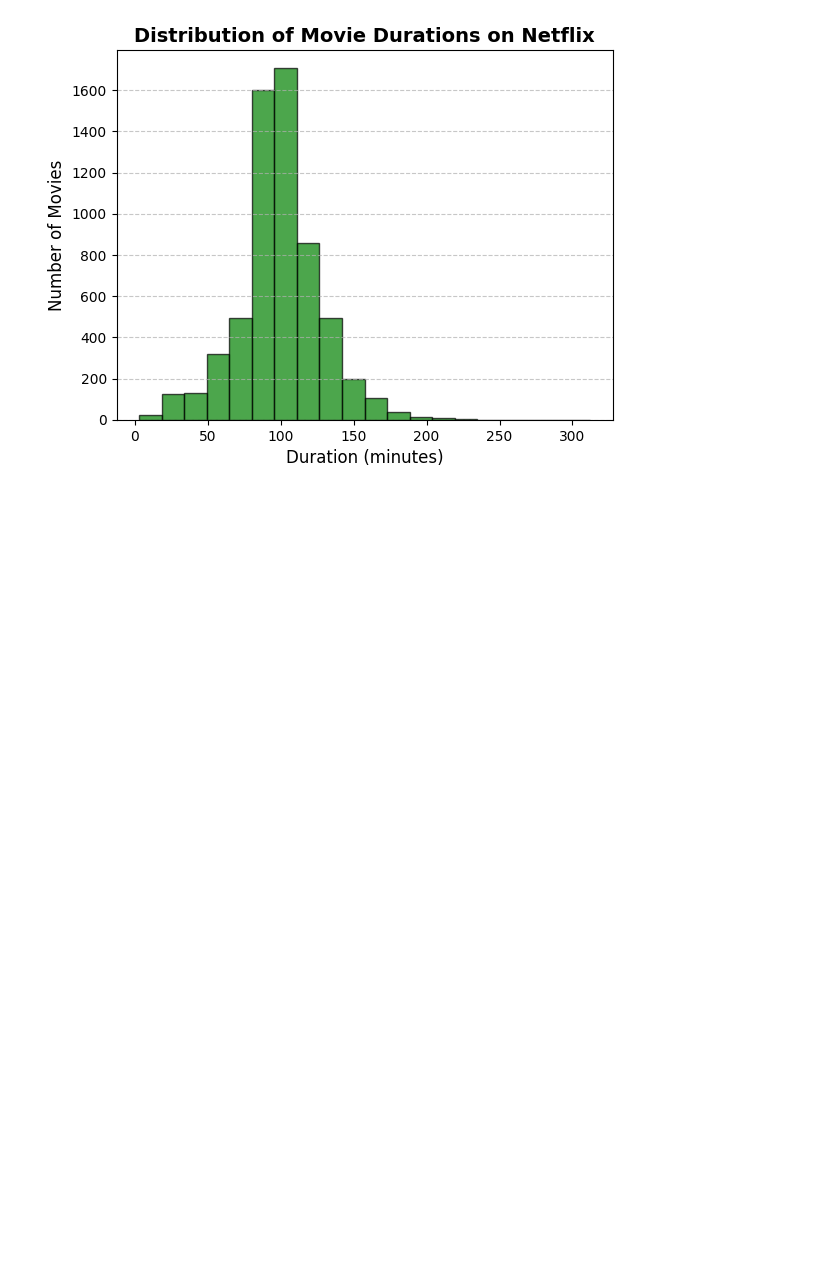
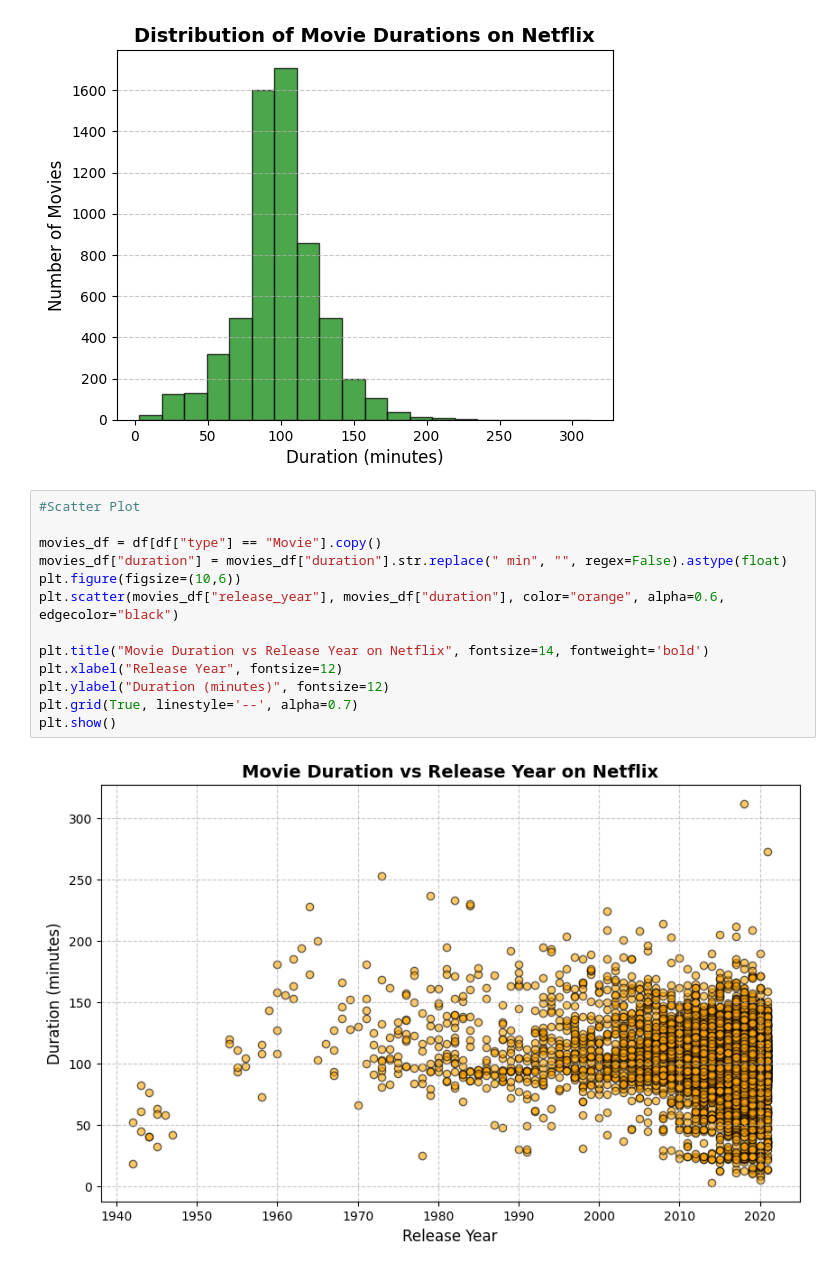
Before and after one commit to golkondarohith/Scikit-Learn, a Jupyter notebook: Visualization.ipynb, the cells around one changed output. Cells and saved outputs as stored; diff of their text form; blank space fills up the shorter version.

Commit message:
Visualize Movie Duration vs Release Year on Netflix.

```diff
--- a/Visualization.ipynb
+++ b/Visualization.ipynb
@@ -83,3 +83,18 @@ plt.grid(axis='y', linestyle='--', alpha=0.7)
 plt.show()
 # %% [output]
 [figure]
+# %%
+#Scatter Plot
+
+movies_df = df[df["type"] == "Movie"].copy()
+movies_df["duration"] = movies_df["duration"].str.replace(" min", "", regex=False).astype(float)
+plt.figure(figsize=(10,6))
+plt.scatter(movies_df["release_year"], movies_df["duration"], color="orange", alpha=0.6, edgecolor="black")
+
+plt.title("Movie Duration vs Release Year on Netflix", fontsize=14, fontweight='bold')
+plt.xlabel("Release Year", fontsize=12)
+plt.ylabel("Duration (minutes)", fontsize=12)
+plt.grid(True, linestyle='--', alpha=0.7)
+plt.show()
+# %% [output]
+[figure, added]
```
